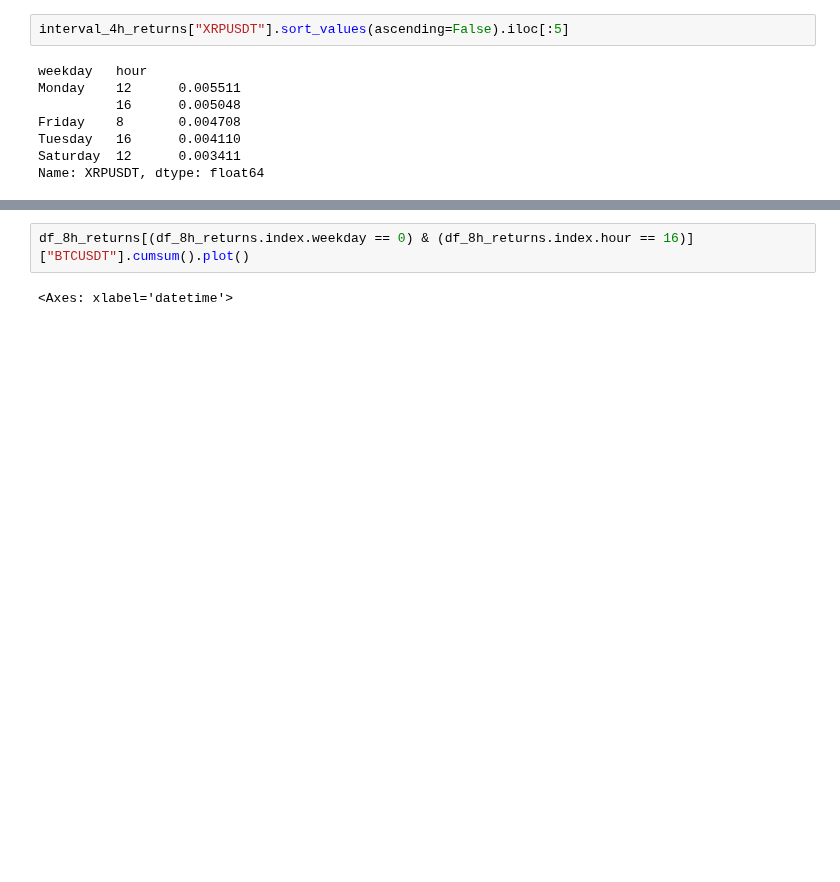
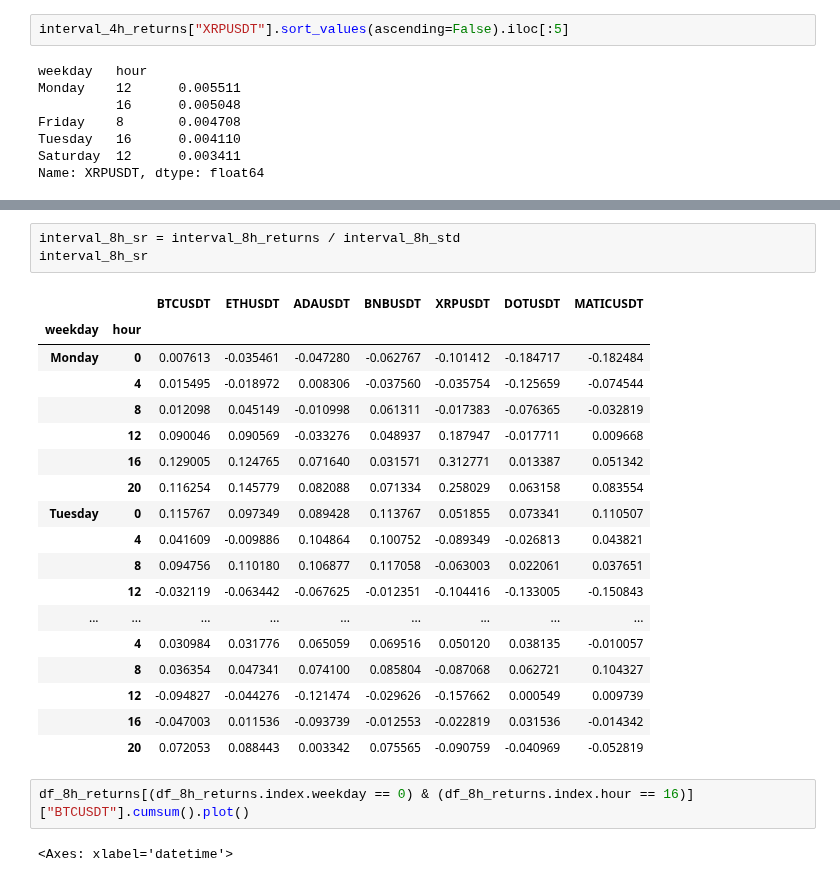
Before and after one commit to wbchristerson/jn-learning, a Jupyter notebook: strategy_10_seasonality.ipynb, the cells around one changed output, grey strips where cells are left out. Saved outputs shown, nothing was run; the diff lists cells and outputs as text; blank space fills up the shorter version.

```diff
--- a/strategy_10_seasonality.ipynb
+++ b/strategy_10_seasonality.ipynb
@@ -239,6 +299,28 @@ interval_8h_returns
 |  | 12 | -0.001288 | -0.001030 | -0.003172 | -0.000742 | -0.003537 | 0.000012 | 0.000202 |
 |  | 16 | -0.000689 | 0.000264 | -0.002391 | -0.000263 | -0.000521 | 0.000659 | -0.000292 |
 |  | 20 | 0.001245 | 0.002081 | 0.000094 | 0.001549 | -0.002459 | -0.001076 | -0.001410 |
+# %%
+interval_8h_sr = interval_8h_returns / interval_8h_std
+interval_8h_sr
+# %% [output]
+|  |  | BTCUSDT | ETHUSDT | ADAUSDT | BNBUSDT | XRPUSDT | DOTUSDT | MATICUSDT |
+| weekday | hour |  |  |  |  |  |  |  |
+| Monday | 0 | 0.007613 | -0.035461 | -0.047280 | -0.062767 | -0.101412 | -0.184717 | -0.182484 |
+|  | 4 | 0.015495 | -0.018972 | 0.008306 | -0.037560 | -0.035754 | -0.125659 | -0.074544 |
+|  | 8 | 0.012098 | 0.045149 | -0.010998 | 0.061311 | -0.017383 | -0.076365 | -0.032819 |
+|  | 12 | 0.090046 | 0.090569 | -0.033276 | 0.048937 | 0.187947 | -0.017711 | 0.009668 |
+|  | 16 | 0.129005 | 0.124765 | 0.071640 | 0.031571 | 0.312771 | 0.013387 | 0.051342 |
+|  | 20 | 0.116254 | 0.145779 | 0.082088 | 0.071334 | 0.258029 | 0.063158 | 0.083554 |
+| Tuesday | 0 | 0.115767 | 0.097349 | 0.089428 | 0.113767 | 0.051855 | 0.073341 | 0.110507 |
+|  | 4 | 0.041609 | -0.009886 | 0.104864 | 0.100752 | -0.089349 | -0.026813 | 0.043821 |
+|  | 8 | 0.094756 | 0.110180 | 0.106877 | 0.117058 | -0.063003 | 0.022061 | 0.037651 |
+|  | 12 | -0.032119 | -0.063442 | -0.067625 | -0.012351 | -0.104416 | -0.133005 | -0.150843 |
+| ... | ... | ... | ... | ... | ... | ... | ... | ... |
+|  | 4 | 0.030984 | 0.031776 | 0.065059 | 0.069516 | 0.050120 | 0.038135 | -0.010057 |
+|  | 8 | 0.036354 | 0.047341 | 0.074100 | 0.085804 | -0.087068 | 0.062721 | 0.104327 |
+|  | 12 | -0.094827 | -0.044276 | -0.121474 | -0.029626 | -0.157662 | 0.000549 | 0.009739 |
+|  | 16 | -0.047003 | 0.011536 | -0.093739 | -0.012553 | -0.022819 | 0.031536 | -0.014342 |
+|  | 20 | 0.072053 | 0.088443 | 0.003342 | 0.075565 | -0.090759 | -0.040969 | -0.052819 |
 # %%
 df_8h_returns[(df_8h_returns.index.weekday == 0) & (df_8h_returns.index.hour == 16)]["BTCUSDT"].cumsum().plot()
 # %% [output]
```
Also changed, not shown: parts of 24 cells of this notebook.
